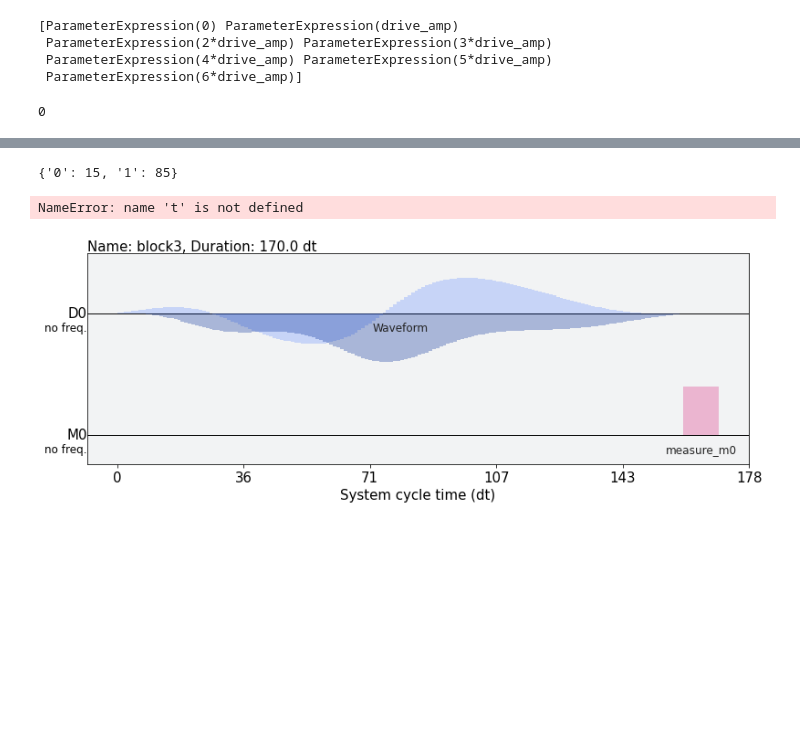
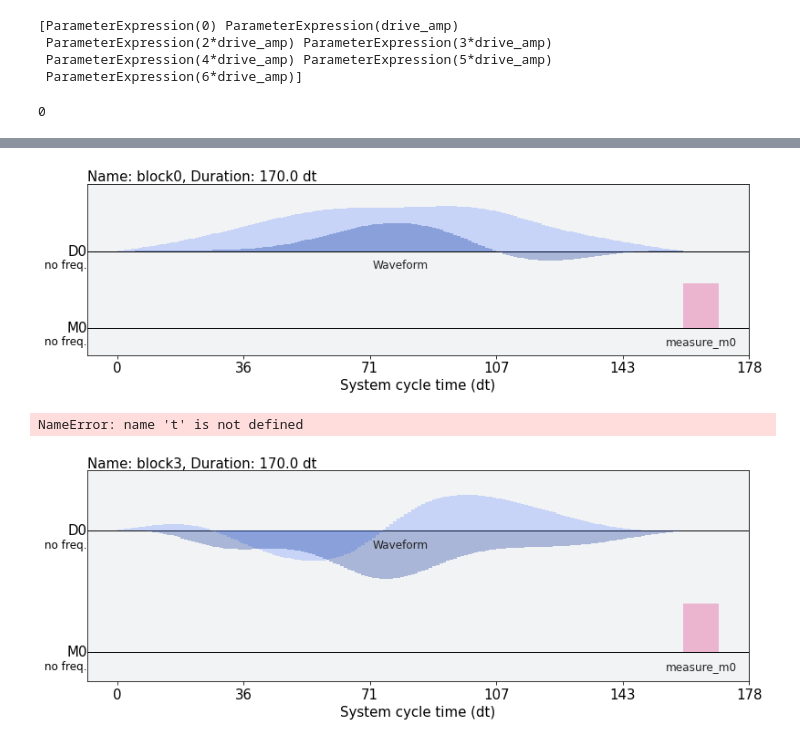
Before and after one commit to Fan-0/AQI2022, a Jupyter notebook: Summer 2022/sum22_test.ipynb, the cells around one changed output, grey strips where cells are left out. Saved outputs shown, nothing was run; the diff lists cells and outputs as text; code cells hidden in the pictures; blank space fills up the shorter version.

```diff
--- a/Summer 2022/sum22_test.ipynb
+++ b/Summer 2022/sum22_test.ipynb
@@ -183,7 +179,7 @@ Result(backend_name='pulse_simulator', backend_version='0.11.1', qobj_id='808e51
 # %%
-data[0].get_counts()
+data.circ_batch[0].draw()
 # %% [output]
-{'0': 15, '1': 85}
+[figure, added]
 # %%
 rabi_qobj = transpile(t,
                       backend=backend)
```
Also changed, not shown: parts of 3 cells of this notebook, 5 other files.
